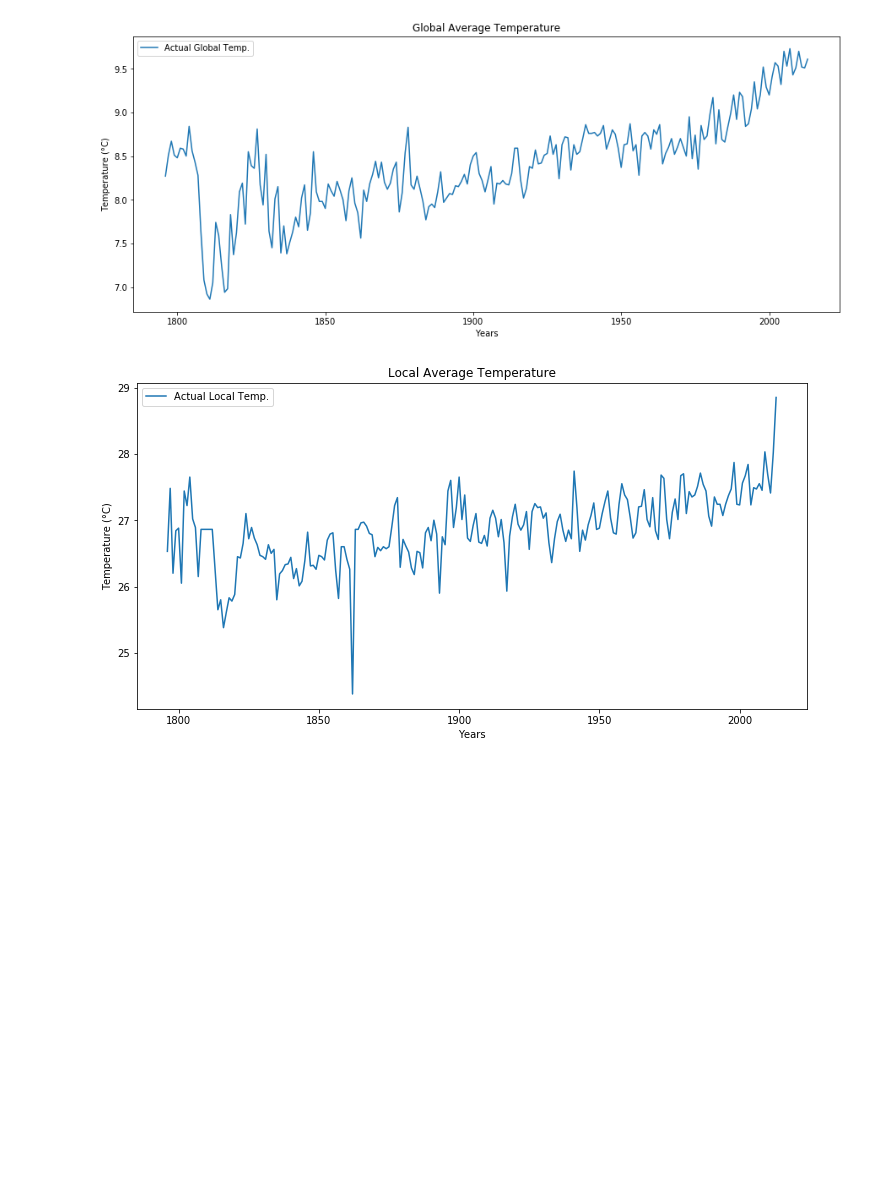
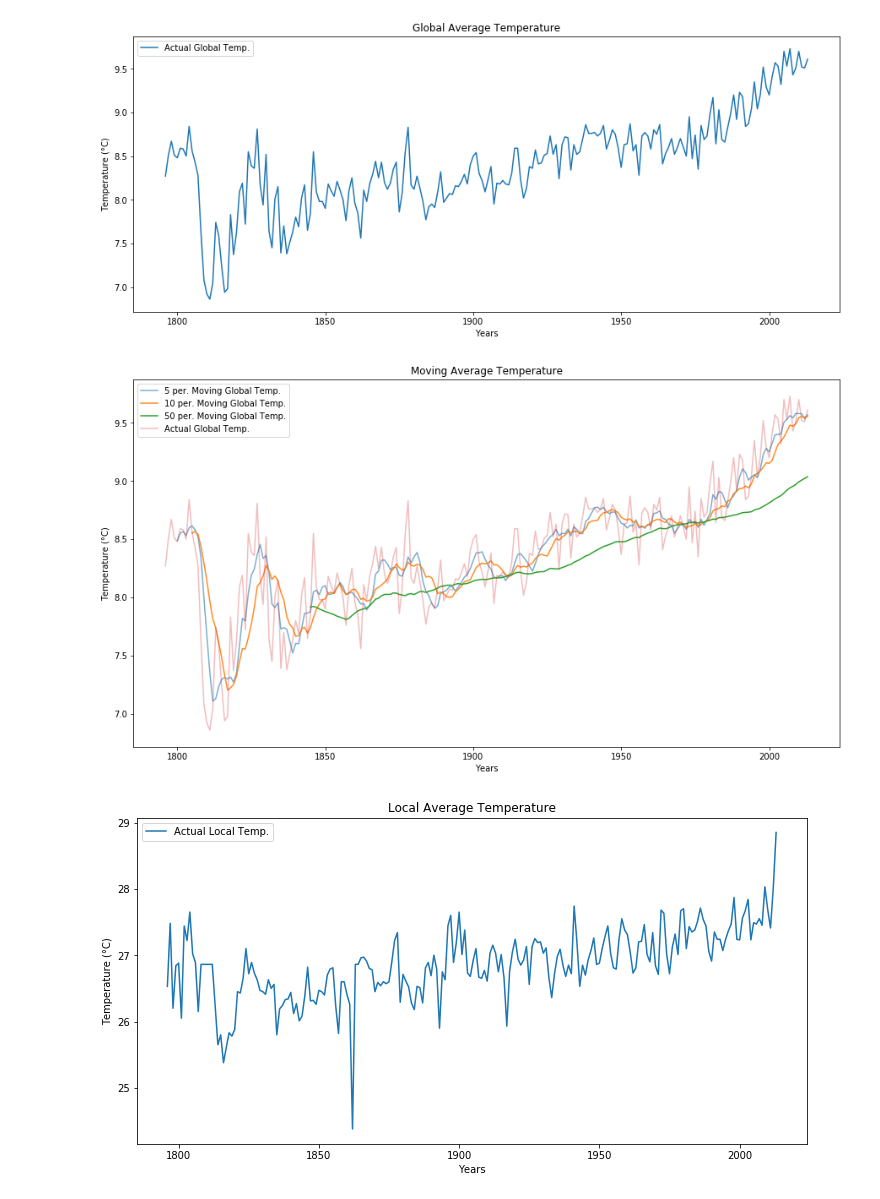
Before and after one commit to Lashuk1729/Explore-Weather-Trends, a Jupyter notebook: Explore_Weather_Trends.ipynb, the cells around one changed output. Cells and saved outputs as stored; diff of their text form; code cells hidden in the pictures; blank space fills up the shorter version.

Commit message:
Added Moving Average Graphs to show a smoother trend

```diff
--- a/Explore_Weather_Trends.ipynb
+++ b/Explore_Weather_Trends.ipynb
@@ -67,6 +67,19 @@ plt.title("Global Average Temperature")
 plt.show()
 # %% [output]
 [figure]
+# %%
+plt.figure(figsize=(15, 8))
+plt.plot(data['year'], moving_avg(data['global_avg_temp'], 5), label='5 per. Moving Global Temp.', alpha = 0.6)
+plt.plot(data['year'], moving_avg(data['global_avg_temp'], 10), label='10 per. Moving Global Temp.',alpha = 0.9)
+plt.plot(data['year'], moving_avg(data['global_avg_temp'], 50), label='50 per. Moving Global Temp.')
+plt.plot(data['year'], data['global_avg_temp'], label = 'Actual Global Temp.',alpha = 0.3)
+plt.legend()
+plt.xlabel("Years")
+plt.ylabel("Temperature (°C)")
+plt.title("Moving Average Temperature")
+plt.show()
+# %% [output]
+[figure, added]
 # %%
 plt.figure(figsize=(12, 6))
 plt.plot(data['year'], data['local_avg_temp'], label = 'Actual Local Temp.')
```
Also changed, not shown: parts of 2 cells of this notebook.
